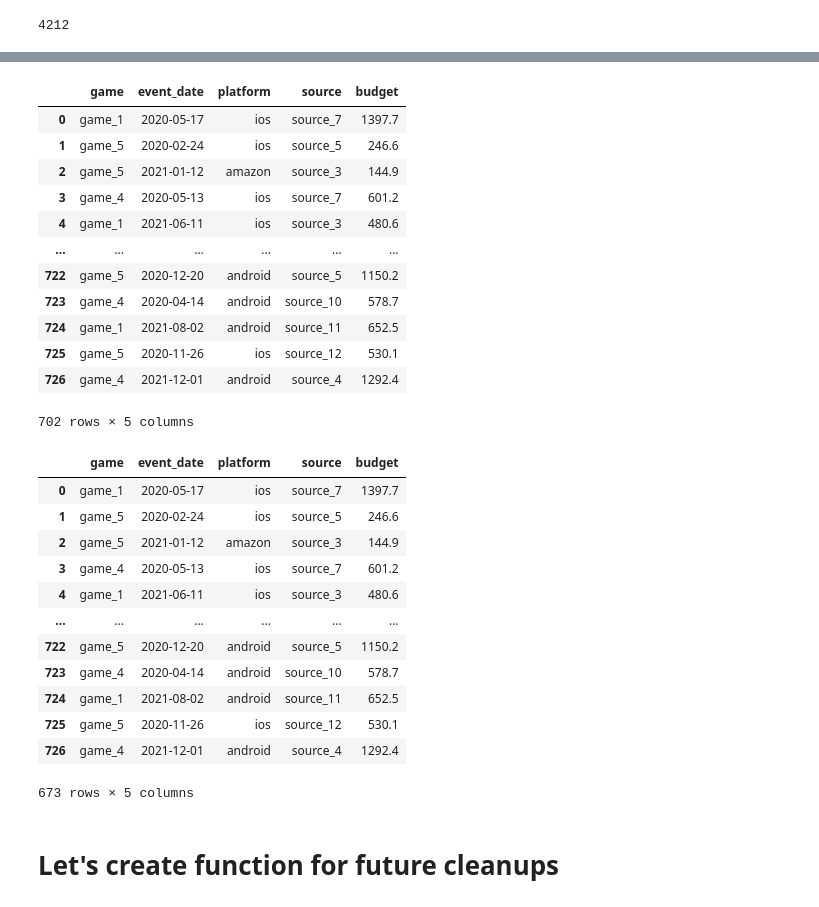
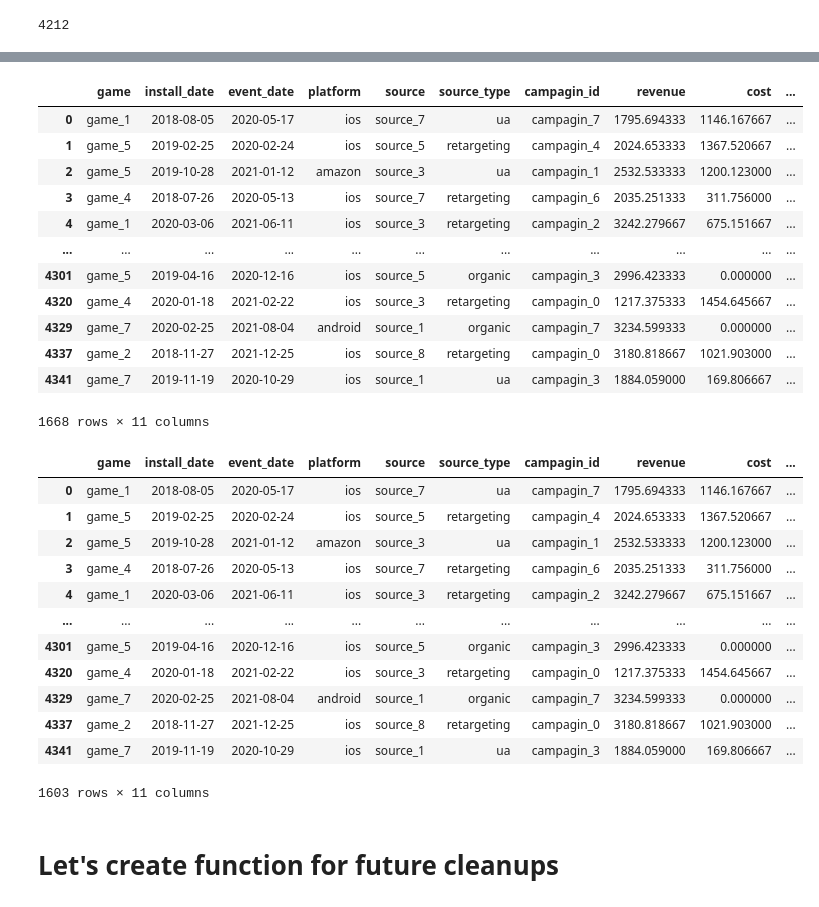
Before and after one commit to MishaZvyagin/Marketing-budget-analysis, a Jupyter notebook: SciPlay_budget.ipynb, the cells around one changed output, grey strips where cells are left out. Saved outputs shown, nothing was run; the diff lists cells and outputs as text; code cells hidden in the pictures.

```diff
--- a/SciPlay_budget.ipynb
+++ b/SciPlay_budget.ipynb
@@ -10,6 +16,6 @@ import matplotlib.pyplot as plt
 # %%
 # Bring data
 # %%
-df = pd.read_csv(r'C:\Users\P0032697\Desktop\Job search\SciPlay\budget.csv')
+df = pd.read_csv(r'C:\Users\P0032697\Desktop\Job search\SciPlay\marketing_data_set.csv')
 df.head()
 # %% [output]
@@ -114,2 +174,3 @@ memory usage: 197.4+ KB
 # %%
+df['install_date'] = pd.to_datetime(df['install_date'])
 df['event_date'] = pd.to_datetime(df['event_date'])
@@ -223,20 +288,21 @@ df2
 # %%
 df.drop_duplicates(inplace = True)
+df['cost'] = df['cost'].fillna(0)
 df
 # %% [output]
-|  | game | event_date | platform | source | budget |
-| 0 | game_1 | 2020-05-17 | ios | source_7 | 1397.7 |
-| 1 | game_5 | 2020-02-24 | ios | source_5 | 246.6 |
-| 2 | game_5 | 2021-01-12 | amazon | source_3 | 144.9 |
-| 3 | game_4 | 2020-05-13 | ios | source_7 | 601.2 |
-| 4 | game_1 | 2021-06-11 | ios | source_3 | 480.6 |
-| ... | ... | ... | ... | ... | ... |
-| 722 | game_5 | 2020-12-20 | android | source_5 | 1150.2 |
-| 723 | game_4 | 2020-04-14 | android | source_10 | 578.7 |
-| 724 | game_1 | 2021-08-02 | android | source_11 | 652.5 |
-| 725 | game_5 | 2020-11-26 | ios | source_12 | 530.1 |
-| 726 | game_4 | 2021-12-01 | android | source_4 | 1292.4 |
+|  | game | install_date | event_date | platform | source | source_type | campagin_id | revenue | cost | ... |
+| 0 | game_1 | 2018-08-05 | 2020-05-17 | ios | source_7 | ua | campagin_7 | 1795.694333 | 1146.167667 | ... |
+| 1 | game_5 | 2019-02-25 | 2020-02-24 | ios | source_5 | retargeting | campagin_4 | 2024.653333 | 1367.520667 | ... |
+| 2 | game_5 | 2019-10-28 | 2021-01-12 | amazon | source_3 | ua | campagin_1 | 2532.533333 | 1200.123000 | ... |
+| 3 | game_4 | 2018-07-26 | 2020-05-13 | ios | source_7 | retargeting | campagin_6 | 2035.251333 | 311.756000 | ... |
+| 4 | game_1 | 2020-03-06 | 2021-06-11 | ios | source_3 | retargeting | campagin_2 | 3242.279667 | 675.151667 | ... |
+| ... | ... | ... | ... | ... | ... | ... | ... | ... | ... | ... |
+| 4301 | game_5 | 2019-04-16 | 2020-12-16 | ios | source_5 | organic | campagin_3 | 2996.423333 | 0.000000 | ... |
+| 4320 | game_4 | 2020-01-18 | 2021-02-22 | ios | source_3 | retargeting | campagin_0 | 1217.375333 | 1454.645667 | ... |
+| 4329 | game_7 | 2020-02-25 | 2021-08-04 | android | source_1 | organic | campagin_7 | 3234.599333 | 0.000000 | ... |
+| 4337 | game_2 | 2018-11-27 | 2021-12-25 | ios | source_8 | retargeting | campagin_0 | 3180.818667 | 1021.903000 | ... |
+| 4341 | game_7 | 2019-11-19 | 2020-10-29 | ios | source_1 | ua | campagin_3 | 1884.059000 | 169.806667 | ... |
-702 rows × 5 columns
+1668 rows × 11 columns
 # %%
 # lets remove null values in platform either
 # %%
@@ -244,19 +310,19 @@ platform_null_filter = df['platform'].isnull()
 df = df.drop(df[platform_null_filter].index)
 df
 # %% [output]
-|  | game | event_date | platform | source | budget |
-| 0 | game_1 | 2020-05-17 | ios | source_7 | 1397.7 |
-| 1 | game_5 | 2020-02-24 | ios | source_5 | 246.6 |
-| 2 | game_5 | 2021-01-12 | amazon | source_3 | 144.9 |
-| 3 | game_4 | 2020-05-13 | ios | source_7 | 601.2 |
-| 4 | game_1 | 2021-06-11 | ios | source_3 | 480.6 |
-| ... | ... | ... | ... | ... | ... |
-| 722 | game_5 | 2020-12-20 | android | source_5 | 1150.2 |
-| 723 | game_4 | 2020-04-14 | android | source_10 | 578.7 |
-| 724 | game_1 | 2021-08-02 | android | source_11 | 652.5 |
-| 725 | game_5 | 2020-11-26 | ios | source_12 | 530.1 |
-| 726 | game_4 | 2021-12-01 | android | source_4 | 1292.4 |
+|  | game | install_date | event_date | platform | source | source_type | campagin_id | revenue | cost | ... |
+| 0 | game_1 | 2018-08-05 | 2020-05-17 | ios | source_7 | ua | campagin_7 | 1795.694333 | 1146.167667 | ... |
+| 1 | game_5 | 2019-02-25 | 2020-02-24 | ios | source_5 | retargeting | campagin_4 | 2024.653333 | 1367.520667 | ... |
+| 2 | game_5 | 2019-10-28 | 2021-01-12 | amazon | source_3 | ua | campagin_1 | 2532.533333 | 1200.123000 | ... |
+| 3 | game_4 | 2018-07-26 | 2020-05-13 | ios | source_7 | retargeting | campagin_6 | 2035.251333 | 311.756000 | ... |
+| 4 | game_1 | 2020-03-06 | 2021-06-11 | ios | source_3 | retargeting | campagin_2 | 3242.279667 | 675.151667 | ... |
+| ... | ... | ... | ... | ... | ... | ... | ... | ... | ... | ... |
+| 4301 | game_5 | 2019-04-16 | 2020-12-16 | ios | source_5 | organic | campagin_3 | 2996.423333 | 0.000000 | ... |
+| 4320 | game_4 | 2020-01-18 | 2021-02-22 | ios | source_3 | retargeting | campagin_0 | 1217.375333 | 1454.645667 | ... |
+| 4329 | game_7 | 2020-02-25 | 2021-08-04 | android | source_1 | organic | campagin_7 | 3234.599333 | 0.000000 | ... |
+| 4337 | game_2 | 2018-11-27 | 2021-12-25 | ios | source_8 | retargeting | campagin_0 | 3180.818667 | 1021.903000 | ... |
+| 4341 | game_7 | 2019-11-19 | 2020-10-29 | ios | source_1 | ua | campagin_3 | 1884.059000 | 169.806667 | ... |
-673 rows × 5 columns
+1603 rows × 11 columns
 # %%
 # Export data set to CSV file
 # %%
```
Also changed, not shown: parts of 83 cells of this notebook.
